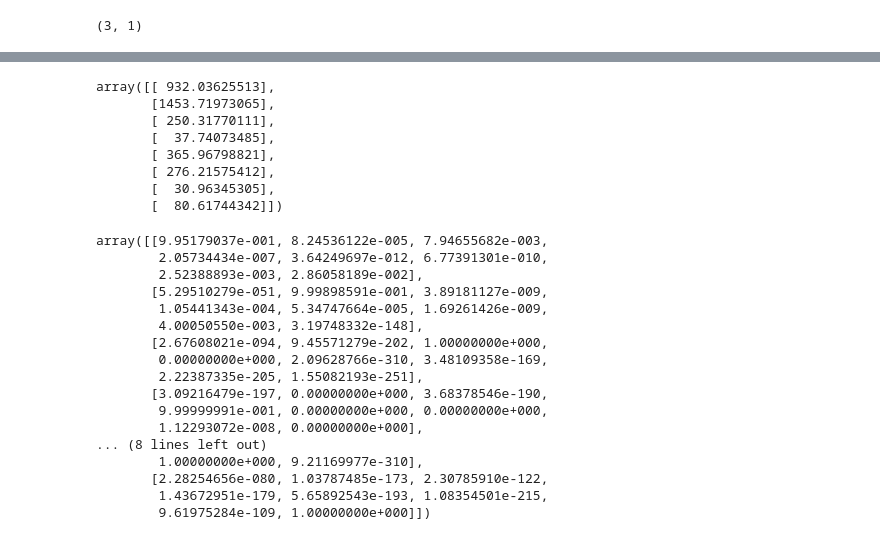
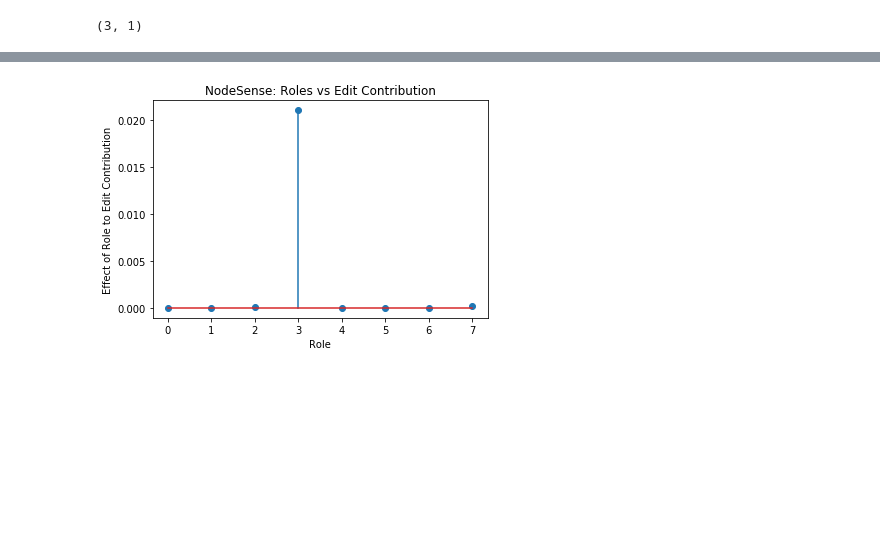
Before and after one commit to cs224w-f18-wikipedia-retention/wikipedia-retention, a Jupyter notebook: notebooks/3.7-acmiyaguchi-rolx-sensemaking.ipynb, the cells around one changed output, grey strips where cells are left out. Drawn from its saved outputs; the diff is of its cells as text; code cells hidden in the pictures; blank space fills up the shorter version.

```diff
--- a/notebooks/3.7-acmiyaguchi-rolx-sensemaking.ipynb
+++ b/notebooks/3.7-acmiyaguchi-rolx-sensemaking.ipynb
@@ -141,7 +198,7 @@ W, _, _ = non_negative_factorization(
     n_components=roles.shape[1],
     update_H = False,
     solver='mu',
-    beta_loss="kullback-leibler",
+    #beta_loss="kullback-leibler",
     init='custom',
     tol=10e-6,
     max_iter=1000
@@ -156,7 +213,7 @@ W_def, _, _ = non_negative_factorization(
     n_components=1,
     update_H = False,
     solver='mu',
-    beta_loss="kullback-leibler",
+    #beta_loss="kullback-leibler",
     init='custom',
     tol=10e-6,
     max_iter=1000
@@ -164,13 +221,3 @@ W_def, _, _ = non_negative_factorization(
 W_def.shape
 # %% [output]
 (3, 1)
-# %%
-import matplotlib.pyplot as plt
-
-W = W/W_def
-plt.bar(np.arange(W.shape[1]), W[0])
-plt.show()
-plt.stem(np.arange(W.shape[1]), W[1])
-plt.show()
-plt.stem(np.arange(W.shape[1]), W[2])
-plt.show()
@@ -181,3 +224,14 @@ plt.show()
+# %%
+import matplotlib.pyplot as plt
+
+text = (W/W_def)[2]
+plt.stem(np.arange(W.shape[1]), text)
+plt.title("NodeSense: Roles vs Edit Contribution")
+plt.xlabel("Role")
+plt.ylabel("Effect of Role to Edit Contribution")
+plt.show()
+# %% [output]
+[figure, added]
 # %%
 W, _, _ = non_negative_factorization(
     X = neighborhood_roles.T,
@@ -202,36 +256,5 @@ W_def, _, _ = non_negative_factorization(
     tol=10e-6,
     max_iter=1000
 )
-# %%
-W_def
-# %% [output]
-array([[ 932.03625513],
-       [1453.71973065],
-       [ 250.31770111],
-       [  37.74073485],
-       [ 365.96798821],
-       [ 276.21575412],
-       [  30.96345305],
-       [  80.61744342]])
-# %%
-W
-# %% [output]
-array([[9.95179037e-001, 8.24536122e-005, 7.94655682e-003,
-        2.05734434e-007, 3.64249697e-012, 6.77391301e-010,
-        2.52388893e-003, 2.86058189e-002],
-       [5.29510279e-051, 9.99898591e-001, 3.89181127e-009,
-        1.05441343e-004, 5.34747664e-005, 1.69261426e-009,
-        4.00050550e-003, 3.19748332e-148],
-       [2.67608021e-094, 9.45571279e-202, 1.00000000e+000,
-        0.00000000e+000, 2.09628766e-310, 3.48109358e-169,
-        2.22387335e-205, 1.55082193e-251],
-       [3.09216479e-197, 0.00000000e+000, 3.68378546e-190,
-        9.99999991e-001, 0.00000000e+000, 0.00000000e+000,
-        1.12293072e-008, 0.00000000e+000],
-... (8 lines left out)
-        1.00000000e+000, 9.21169977e-310],
-       [2.28254656e-080, 1.03787485e-173, 2.30785910e-122,
-        1.43672951e-179, 5.65892543e-193, 1.08354501e-215,
-        9.61975284e-109, 1.00000000e+000]])
 # %%
 plt.imshow((W/W_def).T, cmap="coolwarm")
```
Also changed, not shown: parts of 23 cells of this notebook, 3 other files.
